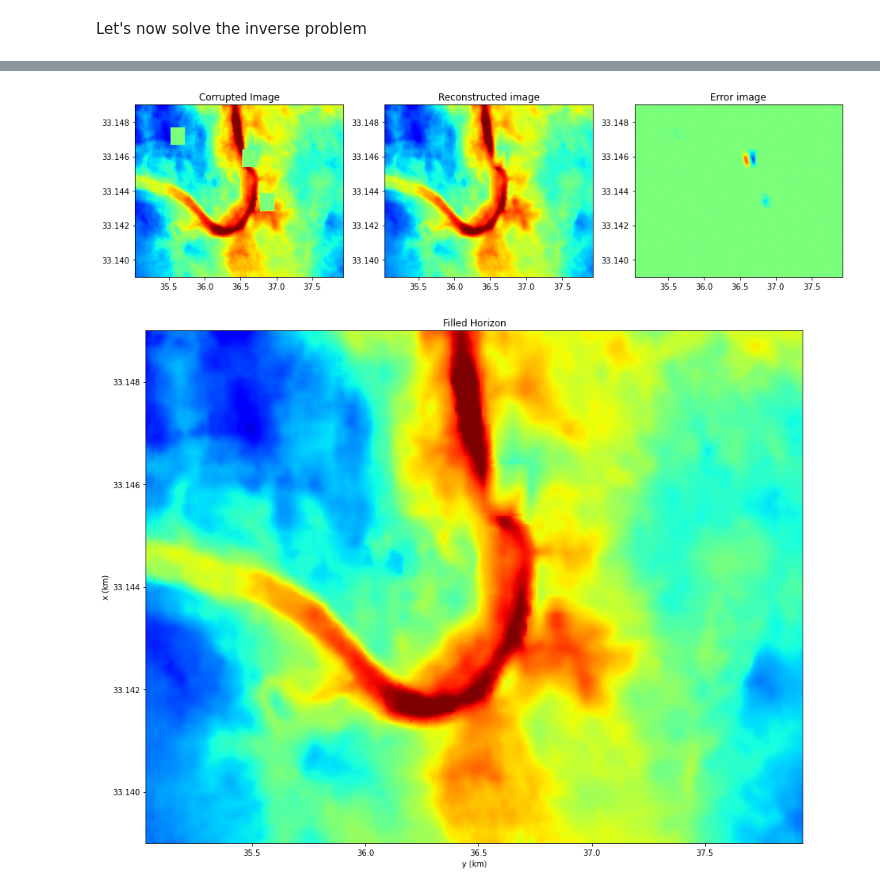
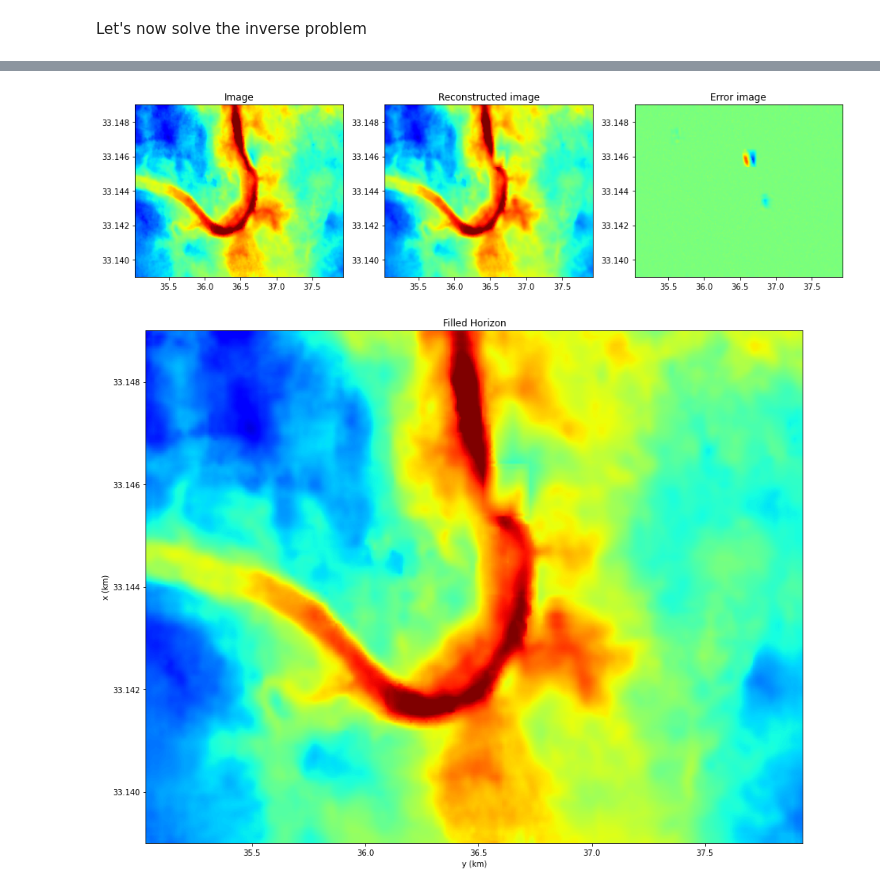
Before and after one commit to PyLops/pylops_transform2021, a Jupyter notebook: Horizons.ipynb, the cells around one changed output, grey strips where cells are left out. Saved outputs shown, nothing was run; the diff lists cells and outputs as text; code cells hidden in the pictures.

```diff
--- a/Horizons.ipynb
+++ b/Horizons.ipynb
@@ -152,20 +152,20 @@ Iterations = 100        Total time (s) = 3.13
 [figure]
 # %%
 fig, axs = plt.subplots(1, 3, figsize=(16, 4))
-axs[0].imshow(igholes[:nyorig, :nxorig], cmap='jet', vmin=-14, vmax=14,
+axs[0].imshow(ig[:nyorig, :nxorig], cmap='jet', vmin=-14, vmax=14,
               extent=(x[0], x[-1], y[0], y[1]), origin='lower')
-axs[0].set_title('Corrupted Image')
+axs[0].set_title('Image')
 axs[0].axis('tight')
 axs[1].imshow(igfilled[:nyorig, :nxorig], cmap='jet', vmin=-14, vmax=14,
               extent=(x[0], x[-1], y[0], y[1]), origin='lower')
 axs[1].set_title('Reconstructed image')
 axs[1].axis('tight');
 axs[2].imshow(ig[:nyorig, :nxorig]-igfilled[:nyorig, :nxorig], cmap='jet', vmin=-14, vmax=14,
               extent=(x[0], x[-1], y[0], y[1]), origin='lower')
 axs[2].set_title('Error image')
 axs[2].axis('tight');
 # %% [output]
-[figure, old version]
+[figure, new version]
 # %%
 plt.figure(figsize=(15, 12))
 plt.imshow(igfilled[:nyorig, :nxorig], cmap='jet', vmin=-14, vmax=14,
```
Also changed, not shown: parts of 4 cells of this notebook, 3 other files.
